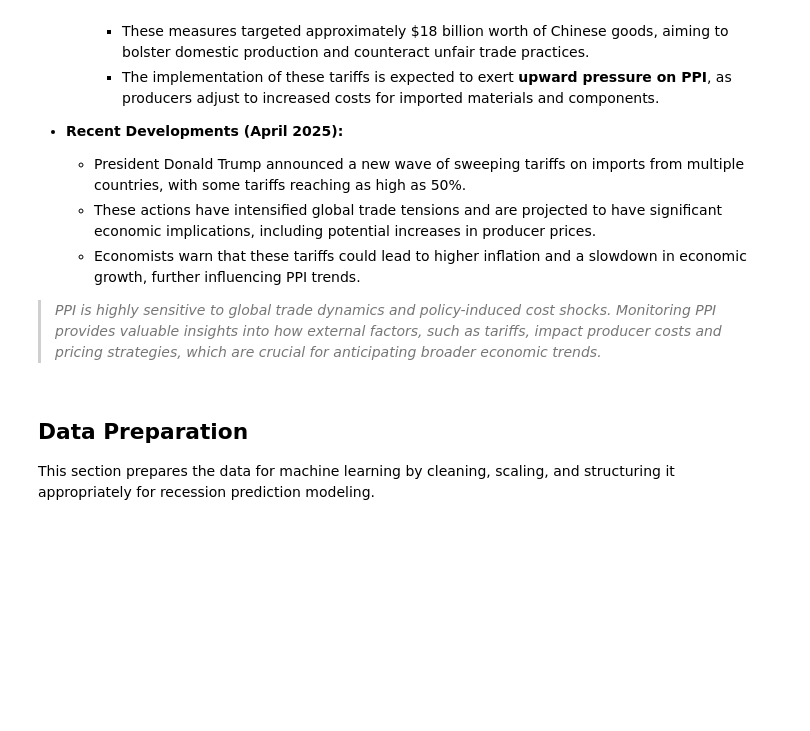
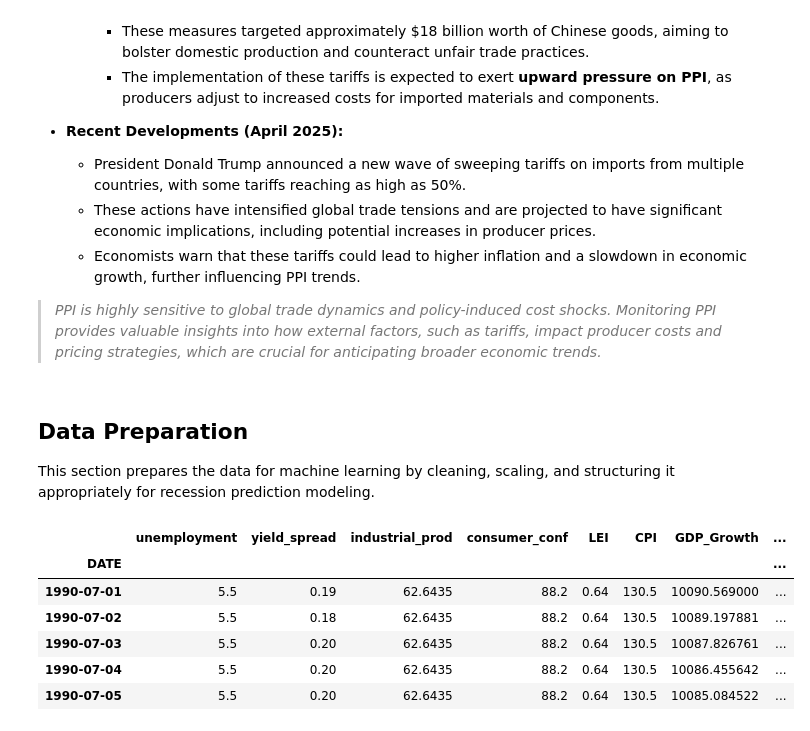
Before and after one commit to Lisanwud/RecessionPredictorML, a Jupyter notebook: recession-prediction.ipynb, the cells around one changed output. Drawn from its saved outputs; the diff is of its cells as text; code cells hidden in the pictures; blank space fills up the shorter version.

```diff
--- a/recession-prediction.ipynb
+++ b/recession-prediction.ipynb
@@ -557,3 +580,13 @@ These KDE plots compare the **distribution of key economic indicators** during *
 # %% [markdown]
 ## Data Preparation
 This section prepares the data for machine learning by cleaning, scaling, and structuring it appropriately for recession prediction modeling.
+# %%
+recession_df.head()
+# %% [output]
+|  | unemployment | yield_spread | industrial_prod | consumer_conf | LEI | CPI | GDP_Growth | ... |
+| DATE |  |  |  |  |  |  |  | ... |
+| 1990-07-01 | 5.5 | 0.19 | 62.6435 | 88.2 | 0.64 | 130.5 | 10090.569000 | ... |
+| 1990-07-02 | 5.5 | 0.18 | 62.6435 | 88.2 | 0.64 | 130.5 | 10089.197881 | ... |
+| 1990-07-03 | 5.5 | 0.20 | 62.6435 | 88.2 | 0.64 | 130.5 | 10087.826761 | ... |
+| 1990-07-04 | 5.5 | 0.20 | 62.6435 | 88.2 | 0.64 | 130.5 | 10086.455642 | ... |
+| 1990-07-05 | 5.5 | 0.20 | 62.6435 | 88.2 | 0.64 | 130.5 | 10085.084522 | ... |
```
Also changed, not shown: parts of 9 cells of this notebook, 1 other file.
